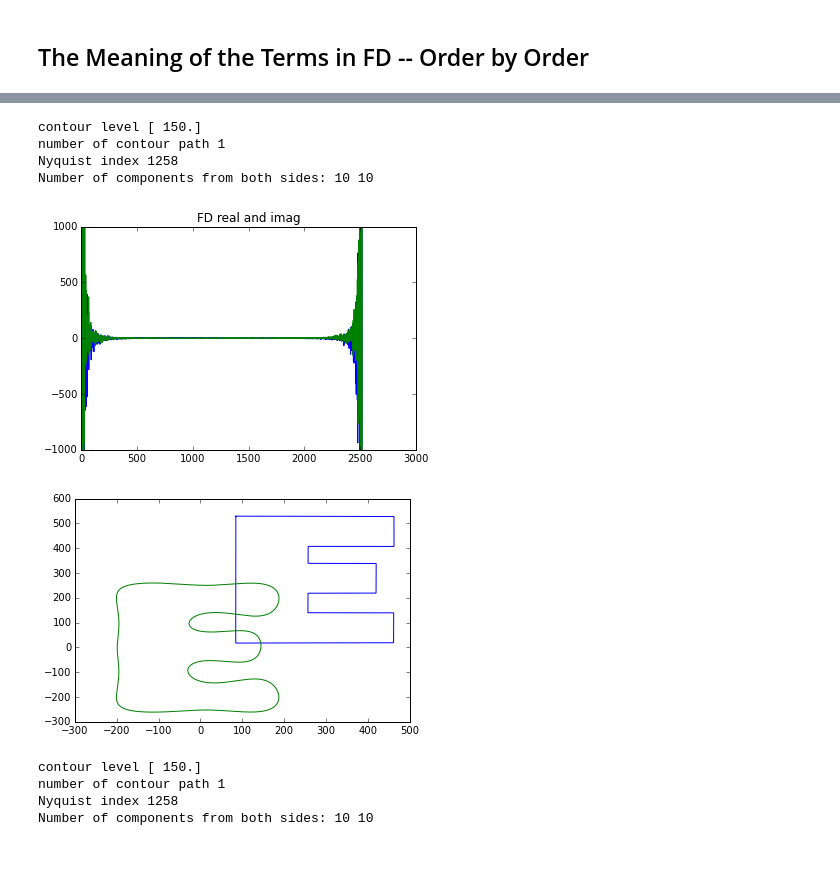
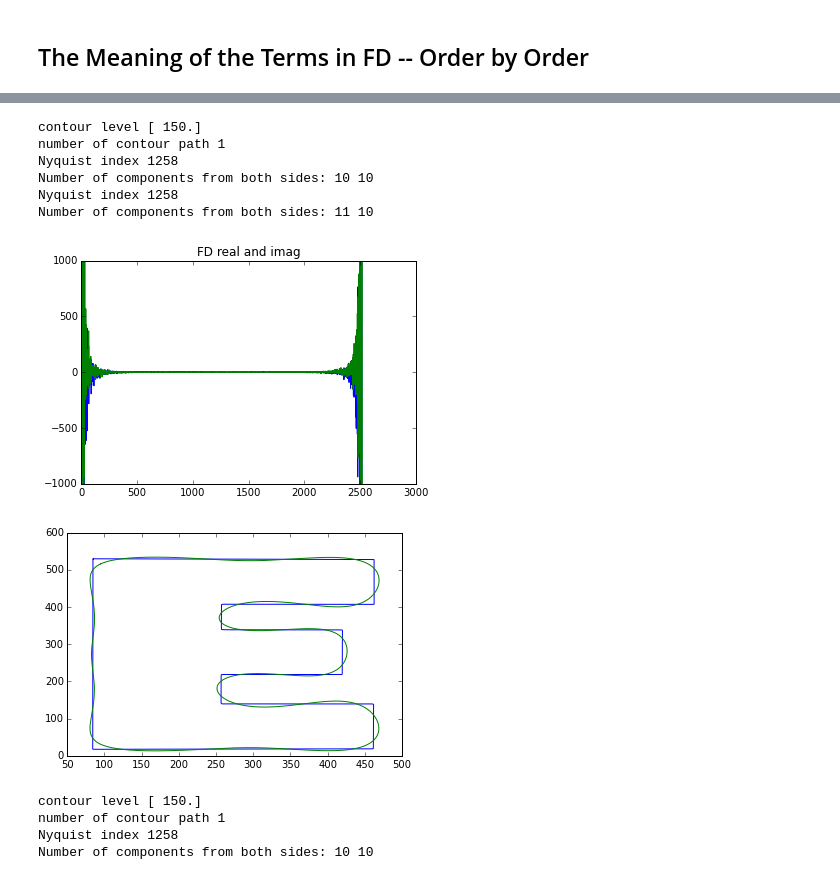
Before and after one commit to compphys-jvbaca/comp-phys, a Jupyter notebook: PhysPy-wk12_2015.ipynb, the cells around one changed output, grey strips where cells are left out. Saved outputs shown, nothing was run; the diff lists cells and outputs as text; code cells hidden in the pictures.

```diff
--- a/PhysPy-wk12_2015.ipynb
+++ b/PhysPy-wk12_2015.ipynb
@@ -110,13 +110,13 @@ plt.show()
 # A *lot* of fourier components go into get the sharp corners right!
 # (Get those right require high freq terms; but they are not necessary for pattern recognition.)
 
-#Z *= filt
+Z *= filt
 z_rec = np.fft.ifft(Z)
 
 x_rec = z_rec.real
 y_rec = z_rec.imag
 
-plt.plot(x_rec, y_rec, 'b.')
+plt.plot(x_rec, y_rec, 'y.')
 plt.show()
 # %% [output]
 Nyquist index 200
@@ -133,3 +133,30 @@ Note: I'm take the same number of component from the low and high ends: 10 10
 ### 2. filt_FD(Z, n_keep, no_zeroth = True)
 ###     - should have the option of including the zeroth order term in Z.
 ###     - returns Z\*filt.  The truth table of filt depends on n_keep, of course.
+# %%
+def FD(x, y, plot_FD = False, y_lim = None):
+
+    import numpy as np
+    N = len(x)
+    n = np.arange(N)
+
+    z = x + y*1j
+    Z = np.fft.fft(z)
+
+
+    if plot_FD == False:
+        return Z
+
+    plt.figure()
+    plt.title('FD real and imag')
+    plt.plot(Z.real, 'r-')
+    plt.plot(Z.imag, 'y-')
+
+
+    if y_lim != None:
+        plt.ylim([-y_lim, y_lim])
+
+    return Z
+
+
+Z = FD(x, y, plot_FD = True, y_lim = .02)
@@ -653,27 +735,29 @@ def extract_shape_v0(im_file, blowup = 1., plot_img = False, plot_contour = Fals
 # %%
 '''
 1. Translational Invariance Example
 '''
 
 x, y = extract_shape_v0('letterE.jpg')
 Z = FD(x, y, plot_FD=True, y_lim = 1000)
 
 order = 10
 # Observe the effects of whether or not we include the zeroth order term.
 Z_filt = filt_FD(Z, order)
-#Z_filt = filt_FD(Z, order, no_zeroth=False)
+Z_filt = filt_FD(Z, order, no_zeroth=False)
 x_rec, y_rec = recover_shape(Z_filt)
 plt.figure()
 plt.plot(x, y)
 plt.plot(x_rec, y_rec)
 plt.show()
 # %% [output]
 contour level [ 150.]
 number of contour path 1
 Nyquist index 1258
 Number of components from both sides: 10 10
+Nyquist index 1258
+Number of components from both sides: 11 10
 [figure]
-[figure, old version]
+[figure, new version]
 # %%
 '''
 2. Size Invariance
```
Also changed, not shown: parts of 11 cells of this notebook.
